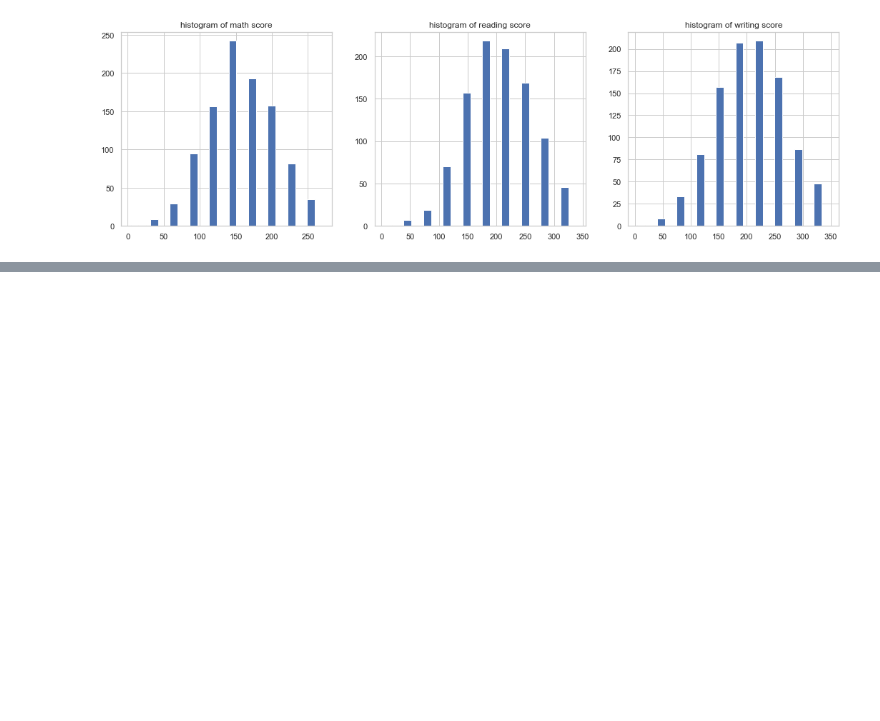
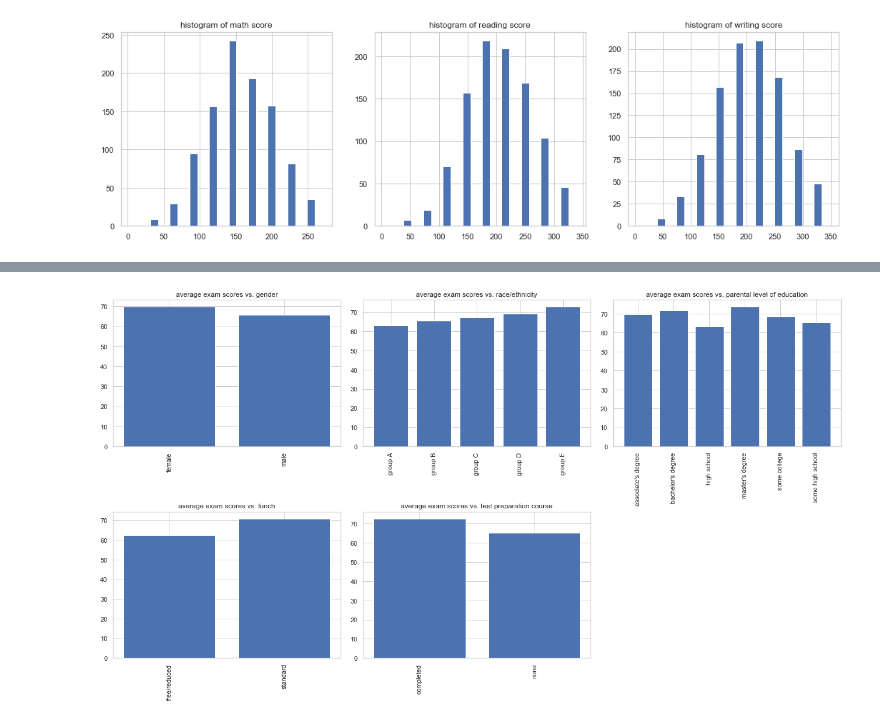
Before and after one commit to johnboy81918/thinkful, a Jupyter notebook: module 17/17 7.ipynb, the cells around one changed output, grey strips where cells are left out. Cells and saved outputs as stored; diff of their text form; code cells hidden in the pictures; blank space fills up the shorter version.

```diff
--- a/module 17/17 7.ipynb
+++ b/module 17/17 7.ipynb
@@ -150,0 +194,44 @@ ValueError: operands could not be broadcast together with shapes (2,) (999,)
+# %%
+student_df["exam_score"] = average_score
+
+plt.figure(figsize=(18, 10))
+
+plt.subplot(2, 3, 1)
+plt.bar(student_df.groupby("gender")
+        ["exam_score"].mean().index, student_df.groupby("gender")["exam_score"].mean())
+
+plt.title("average exam scores vs. gender")
+plt.xticks(rotation="vertical")
+
+plt.subplot(2, 3, 2)
+plt.bar(student_df.groupby("race/ethnicity")
+        ["exam_score"].mean().index, student_df.groupby("race/ethnicity")["exam_score"].mean())
+
+plt.title("average exam scores vs. race/ethnicity")
+plt.xticks(rotation="vertical")
+
+plt.subplot(2, 3, 3)
+plt.bar(student_df.groupby("parental level of education")
+        ["exam_score"].mean().index, student_df.groupby("parental level of education")["exam_score"].mean())
+
+plt.title("average exam scores vs. parental level of education")
+plt.xticks(rotation="vertical")
+
+plt.subplot(2, 3, 4)
+plt.bar(student_df.groupby("lunch")
+        ["exam_score"].mean().index, student_df.groupby("lunch")["exam_score"].mean())
+
+plt.title("average exam scores vs. lunch")
+plt.xticks(rotation="vertical")
+
+plt.subplot(2, 3, 5)
+plt.bar(student_df.groupby("test preparation course")
+        ["exam_score"].mean().index, student_df.groupby("test preparation course")["exam_score"].mean())
+
+plt.title("average exam scores vs. test preparation course")
+plt.xticks(rotation="vertical")
+
+plt.tight_layout()
+plt.show()
+# %% [output]
+[figure, added]
```
Also changed, not shown: parts of 6 cells of this notebook.
